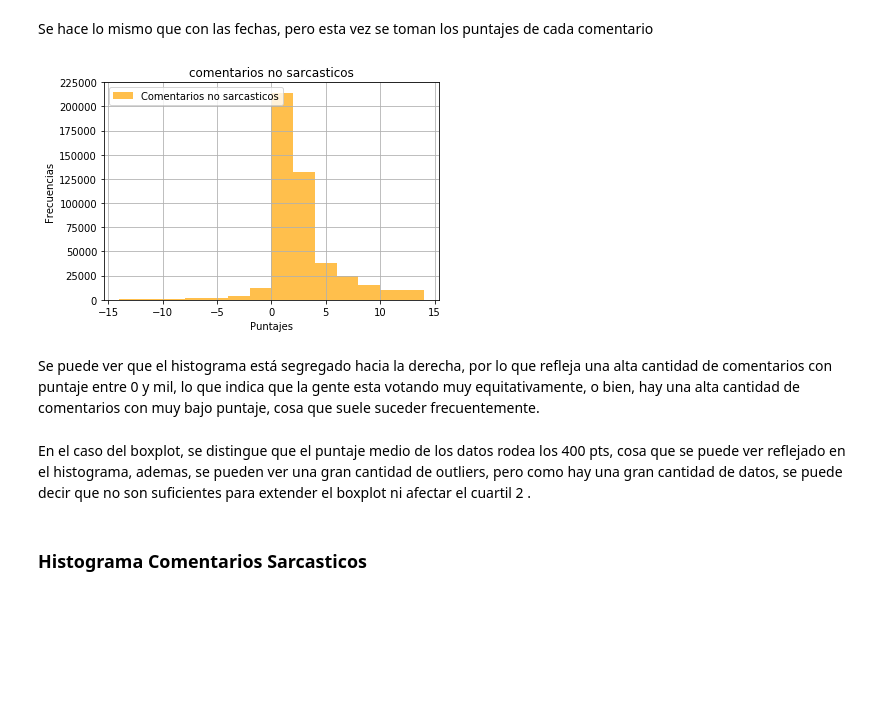
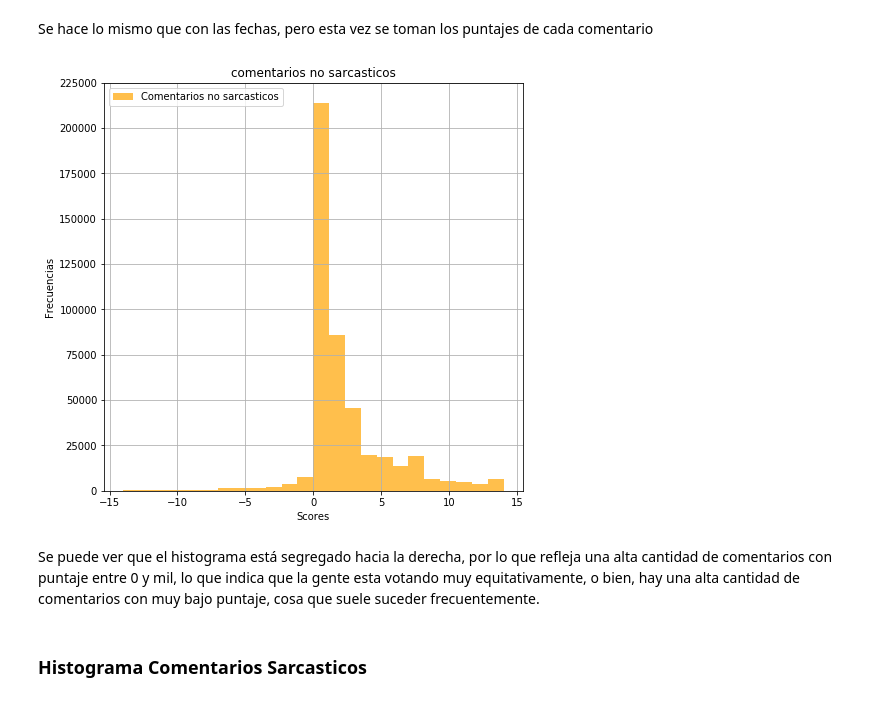
Before and after one commit to DankerMarthox/ESTACA, a Jupyter notebook: Laboratorio1/Laboratorio 1.ipynb, the cells around one changed output. Cells and saved outputs as stored; diff of their text form; code cells hidden in the pictures; blank space fills up the shorter version.

```diff
--- a/Laboratorio1/Laboratorio 1.ipynb
+++ b/Laboratorio1/Laboratorio 1.ipynb
@@ -212,29 +212,30 @@ df2 = pd.DataFrame(newHistNoS.loc[
 # %%
 #plotting no sarcasticos
 
-fig = plt.figure()
-ax = fig.add_subplot(111)
+plt.figure(
+            figsize=(7.5,7.5))
 
-#se hacen plots a 50 bins para una mayor presicion
+#se hacen plots a 14 bins para una mayor presicion
+
 df2["Score No Sarcasticos"].hist(
-    bins=14,
+    bins=24,
     alpha = 0.7,
     color = "orange",
-    label="Comentarios no sarcasticos",ls='dashed')
+    label="Comentarios no sarcasticos",
+    ls='dashed')
 
 plt.legend(loc='upper left')
 
 plt.title("comentarios no sarcasticos")
-plt.xlabel("Puntajes")
-plt.ylabel("Frecuencias")
+
+plt.xlabel("Scores", fontsize=10)
+plt.ylabel("Frecuencias", fontsize=10)
 
 plt.show()
 # %% [output]
-[figure, old version]
+[figure, new version]
 # %% [markdown]
 Se puede ver que el histograma está segregado hacia la derecha, por lo que refleja una alta cantidad de comentarios con puntaje entre 0 y mil, lo que indica que la gente esta votando muy equitativamente, o bien, hay una alta cantidad de comentarios con muy bajo puntaje, cosa que suele suceder frecuentemente.
-# %% [markdown]
-En el caso del boxplot, se distingue que el puntaje medio de los datos rodea los 400 pts, cosa que se puede ver reflejado en el histograma, ademas, se pueden ver una gran cantidad de outliers, pero como hay una gran cantidad de datos, se puede decir que no son suficientes para extender el boxplot ni afectar el cuartil 2 .
 # %% [markdown]
 ### Histograma Comentarios Sarcasticos
 # %%
```
Also changed, not shown: parts of 3 cells of this notebook.
